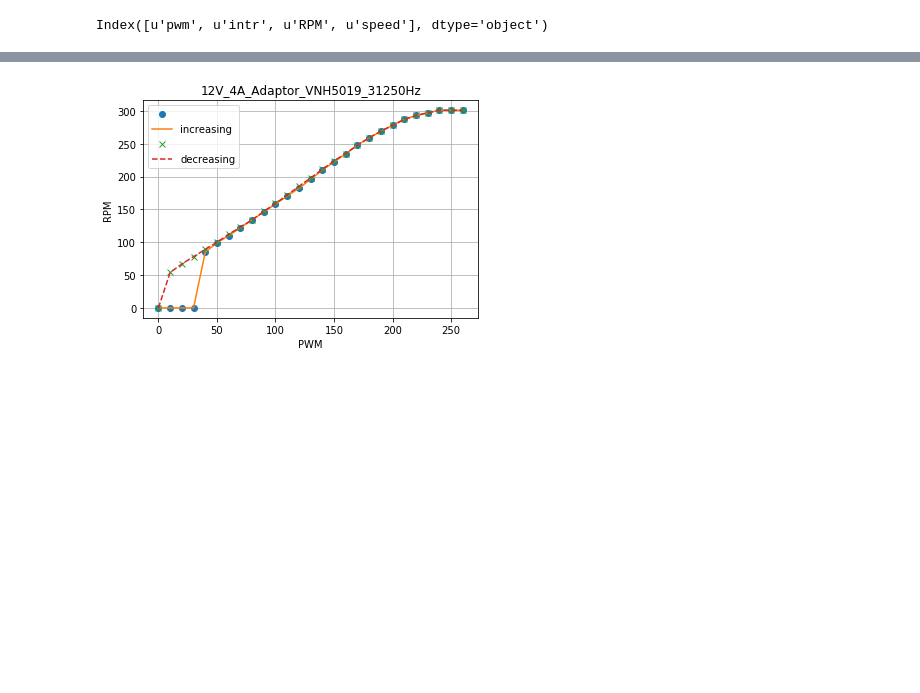
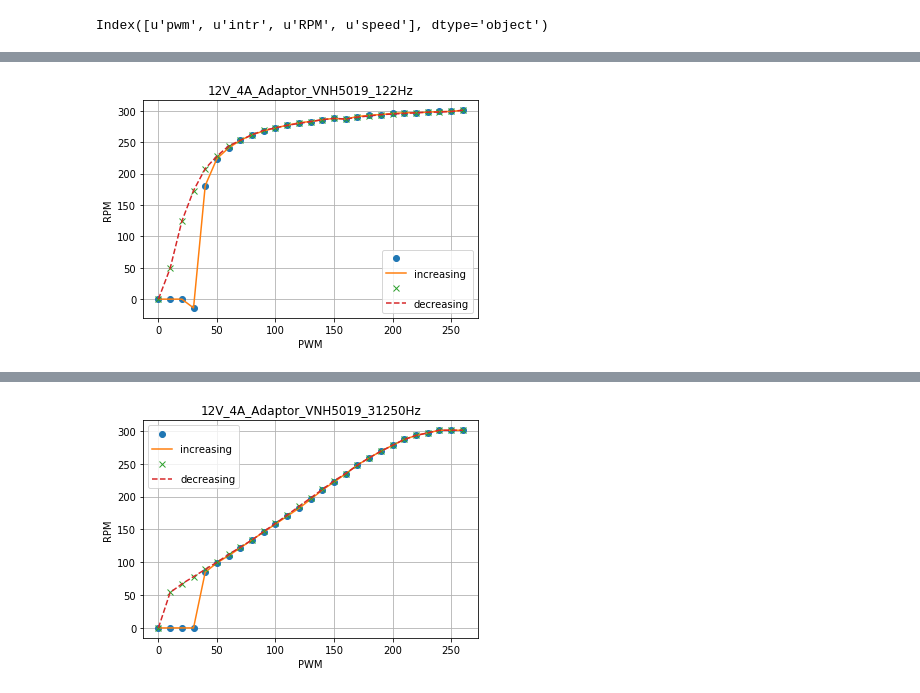
Before and after one commit to ukayzm/balancing_rbt, a Jupyter notebook: prj2.7_vnh5019/data/motor_test_12V_4A_Adaptor_VNH5019.ipynb, the cells around one changed output, grey strips where cells are left out. Cells and saved outputs as stored; diff of their text form; code cells hidden in the pictures; blank space fills up the shorter version.

```diff
--- a/prj2.7_vnh5019/data/motor_test_12V_4A_Adaptor_VNH5019.ipynb
+++ b/prj2.7_vnh5019/data/motor_test_12V_4A_Adaptor_VNH5019.ipynb
@@ -52,0 +57,4 @@ Index([u'pwm', u'intr', u'RPM', u'speed'], dtype='object')
+# %%
+plot_graph('12V_4A_Adaptor_VNH5019_122Hz', "12V_4A_Adaptor_VNH5019_122Hz.1.dat", "12V_4A_Adaptor_VNH5019_122Hz.2.dat")
+# %% [output]
+[figure, added]
```
Also changed, not shown: parts of 3 cells of this notebook, 17 other files.
